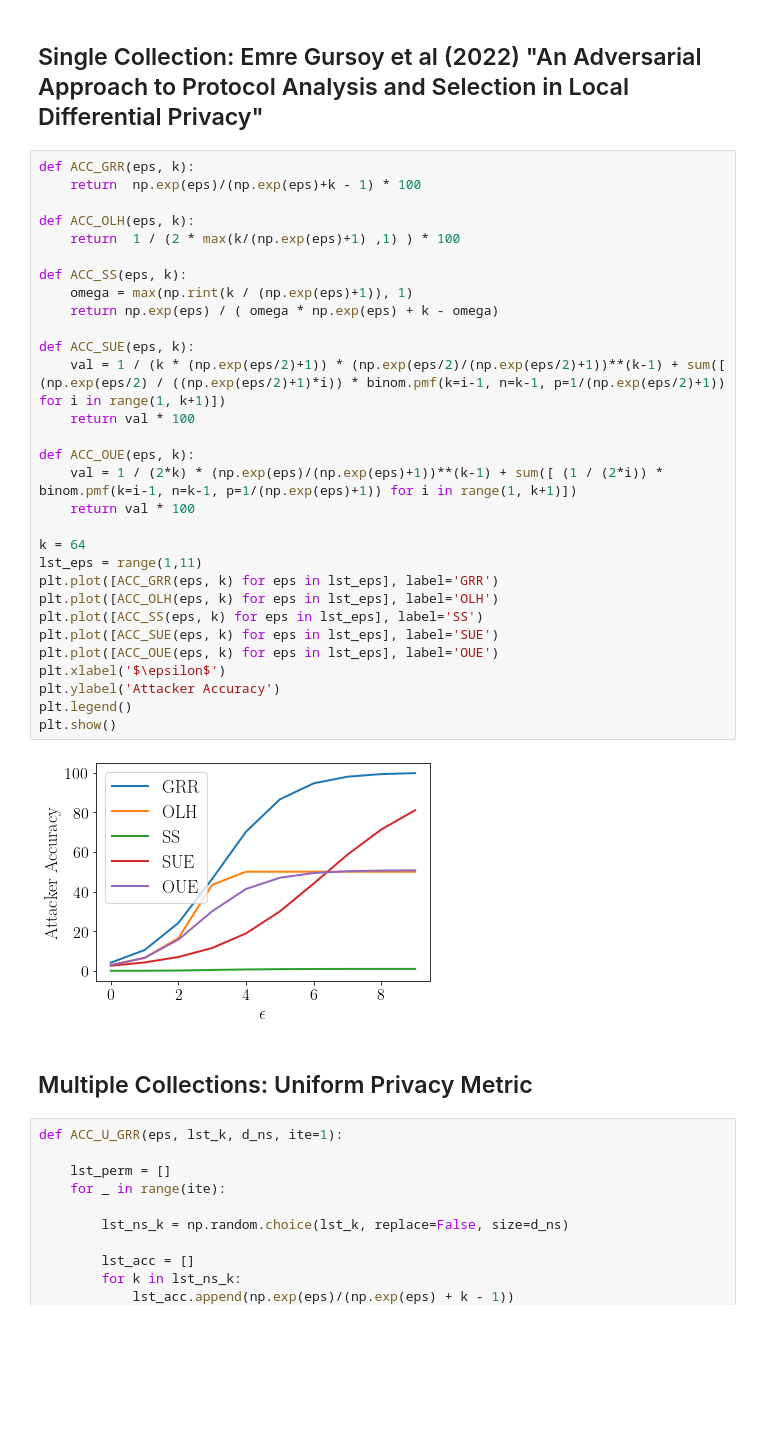
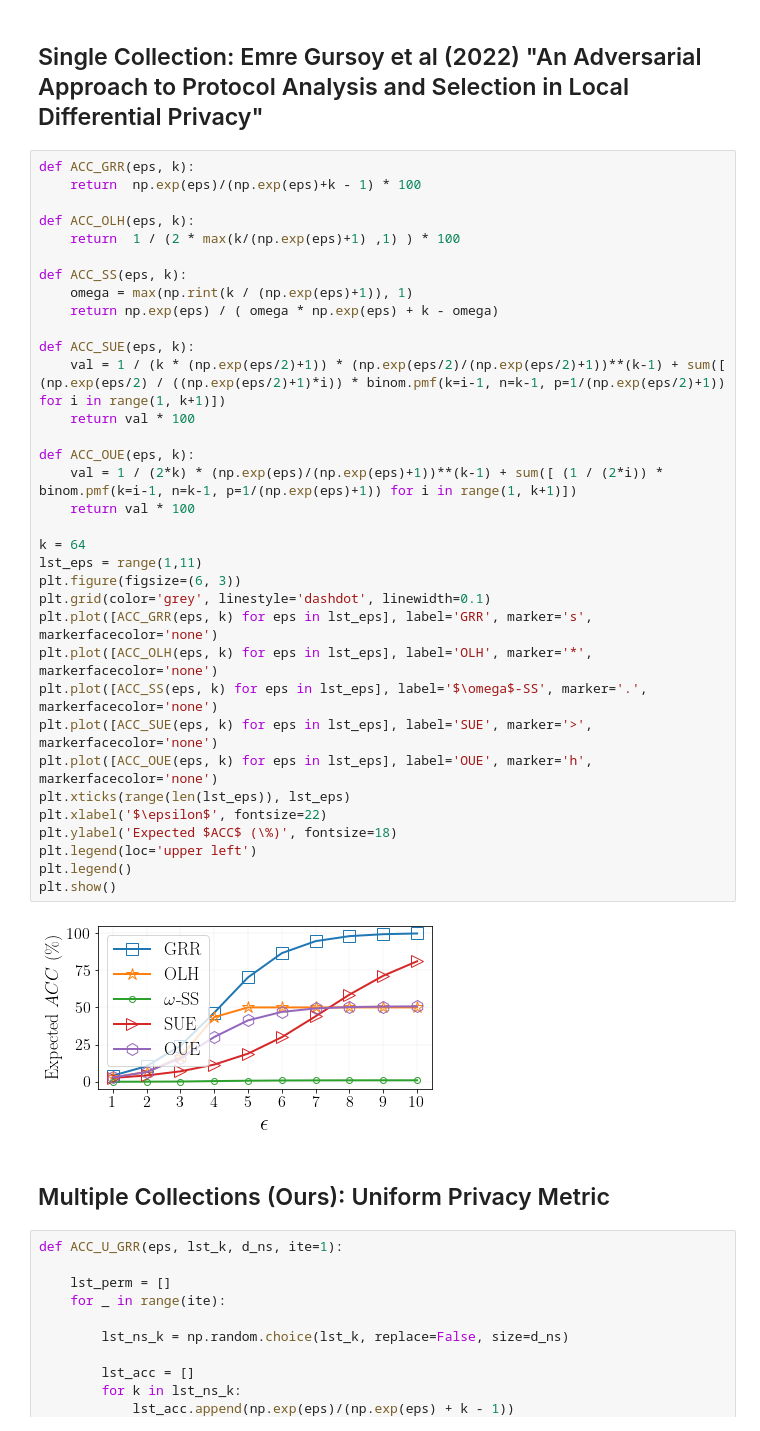
Before and after one commit to hharcolezi/risks-ldp, a Jupyter notebook: attack_SMP/0_Analytical_Plausible_Deniability_Multiple_Collections.ipynb, the cells around one changed output. Saved outputs shown, nothing was run; the diff lists cells and outputs as text; blank space fills up the shorter version.

```diff
--- a/attack_SMP/0_Analytical_Plausible_Deniability_Multiple_Collections.ipynb
+++ b/attack_SMP/0_Analytical_Plausible_Deniability_Multiple_Collections.ipynb
@@ -24,37 +24,41 @@ plt.rc('font', family='serif')
 # %%
 def ACC_GRR(eps, k):
     return  np.exp(eps)/(np.exp(eps)+k - 1) * 100
 
 def ACC_OLH(eps, k):
     return  1 / (2 * max(k/(np.exp(eps)+1) ,1) ) * 100
 
 def ACC_SS(eps, k):
     omega = max(np.rint(k / (np.exp(eps)+1)), 1)
     return np.exp(eps) / ( omega * np.exp(eps) + k - omega)
 
 def ACC_SUE(eps, k):
     val = 1 / (k * (np.exp(eps/2)+1)) * (np.exp(eps/2)/(np.exp(eps/2)+1))**(k-1) + sum([ (np.exp(eps/2) / ((np.exp(eps/2)+1)*i)) * binom.pmf(k=i-1, n=k-1, p=1/(np.exp(eps/2)+1)) for i in range(1, k+1)])
     return val * 100
 
 def ACC_OUE(eps, k):
     val = 1 / (2*k) * (np.exp(eps)/(np.exp(eps)+1))**(k-1) + sum([ (1 / (2*i)) * binom.pmf(k=i-1, n=k-1, p=1/(np.exp(eps)+1)) for i in range(1, k+1)])
     return val * 100
 
 k = 64
 lst_eps = range(1,11)
-plt.plot([ACC_GRR(eps, k) for eps in lst_eps], label='GRR')
-plt.plot([ACC_OLH(eps, k) for eps in lst_eps], label='OLH')
-plt.plot([ACC_SS(eps, k) for eps in lst_eps], label='SS')
-plt.plot([ACC_SUE(eps, k) for eps in lst_eps], label='SUE')
-plt.plot([ACC_OUE(eps, k) for eps in lst_eps], label='OUE')
-plt.xlabel('$\epsilon$')
-plt.ylabel('Attacker Accuracy')
+plt.figure(figsize=(6, 3))
+plt.grid(color='grey', linestyle='dashdot', linewidth=0.1)
+plt.plot([ACC_GRR(eps, k) for eps in lst_eps], label='GRR', marker='s', markerfacecolor='none')
+plt.plot([ACC_OLH(eps, k) for eps in lst_eps], label='OLH', marker='*', markerfacecolor='none')
+plt.plot([ACC_SS(eps, k) for eps in lst_eps], label='$\omega$-SS', marker='.', markerfacecolor='none')
+plt.plot([ACC_SUE(eps, k) for eps in lst_eps], label='SUE', marker='>', markerfacecolor='none')
+plt.plot([ACC_OUE(eps, k) for eps in lst_eps], label='OUE', marker='h', markerfacecolor='none')
+plt.xticks(range(len(lst_eps)), lst_eps)
+plt.xlabel('$\epsilon$', fontsize=22)
+plt.ylabel('Expected $ACC$ (\%)', fontsize=18)
+plt.legend(loc='upper left')
 plt.legend()
 plt.show()
 # %% [output]
-[figure, old version]
+[figure, new version]
 # %% [markdown]
-## Multiple Collections: Uniform Privacy Metric
+## Multiple Collections (Ours): Uniform Privacy Metric
 # %%
 def ACC_U_GRR(eps, lst_k, d_ns, ite=1):
 
```
Also changed, not shown: parts of 1 cell of this notebook.
